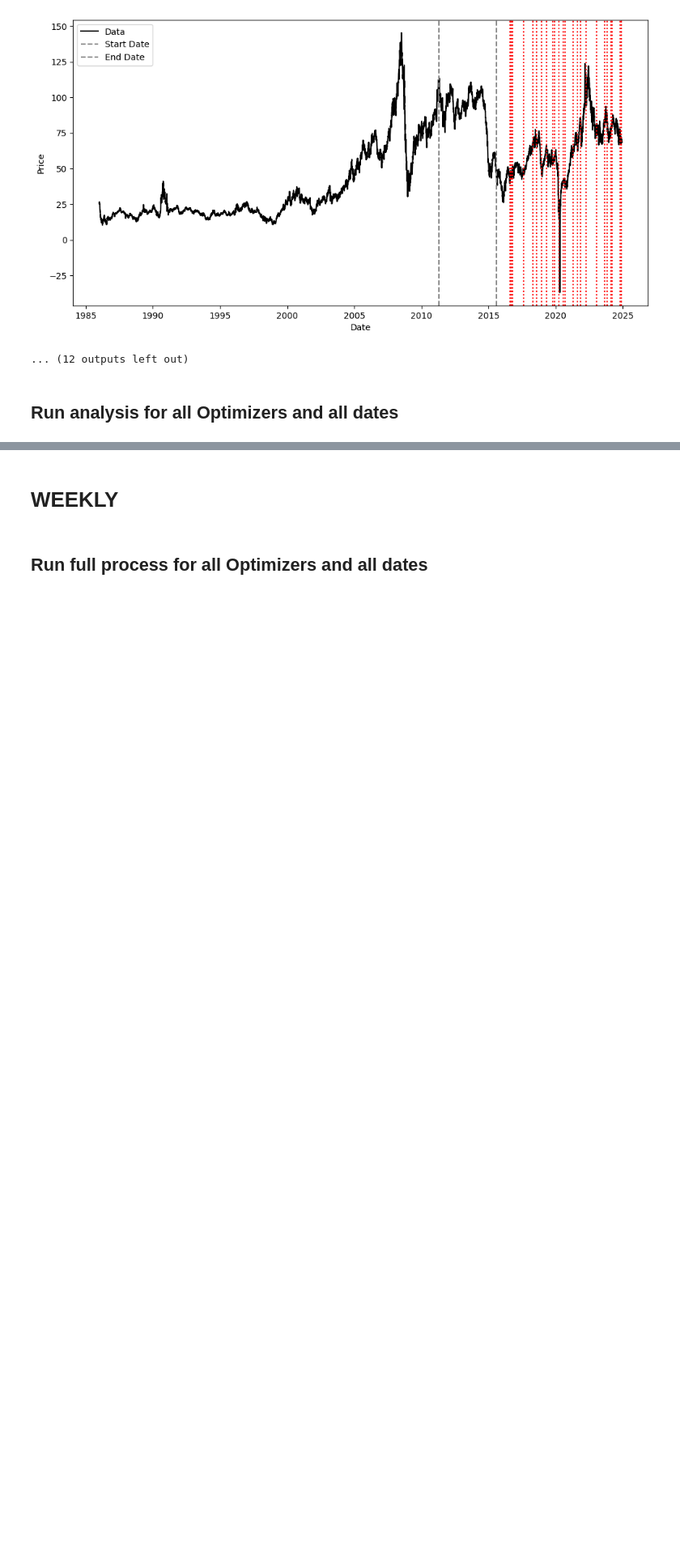
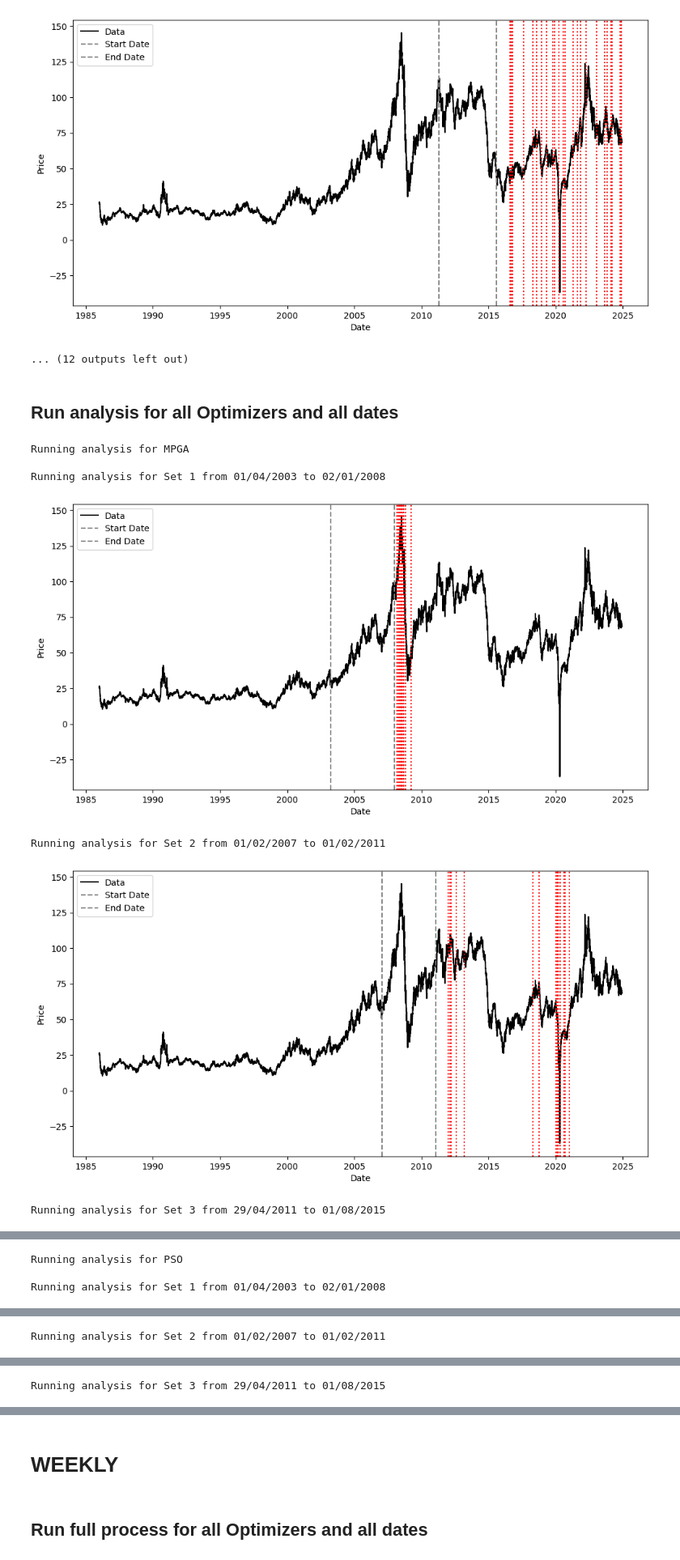
Before and after one commit to baptistedfr/Predicting-Oil-Price-Turning-Points, a Jupyter notebook: framework_use.ipynb, the cells around one changed output, grey strips where cells are left out. Shown at 81% size. Cells and saved outputs as stored; diff of their text form; code cells hidden in the pictures; blank space fills up the shorter version.

```diff
--- a/framework_use.ipynb
+++ b/framework_use.ipynb
@@ -101,25 +101,34 @@ Running process for Set 3 from 29/04/2011 to 01/08/2015
 ## Run analysis for all Optimizers and all dates
 # %%
 freq = "daily"
+model = LPPL
 
-fw = Framework(freq)
+fw = Framework(freq, model)
 optimizers = [MPGA, PSO, SA, SGA]
 dates_sets = {
     "Set 1": ("01/04/2003", "02/01/2008"),
     "Set 2": ("01/02/2007", "01/02/2011"),
     "Set 3": ("29/04/2011", "01/08/2015"),
 }
 
 for optimizer in optimizers:
     print(f"Running analysis for {optimizer.__name__}\n")
     for set_name, (start_date, end_date) in dates_sets.items():
         print(f"Running analysis for {set_name} from {start_date} to {end_date}")
         # On peut save en json nos résultats pour les réutiliser plus tard
         start_date_obj = datetime.strptime(start_date, "%d/%m/%Y")
         end_date_obj = datetime.strptime(end_date, "%d/%m/%Y")
-        filename = f"results/{optimizer.__name__}/results_{freq}_{start_date_obj.strftime('%d-%m-%y')} {end_date_obj.strftime('%d-%m-%y')}_{optimizer.__name__}.json"
+        filename = f"results/{optimizer.__name__}/{model.__name__}-results_{freq}_{start_date_obj.strftime('%d-%m-%y')} {end_date_obj.strftime('%d-%m-%y')}_{optimizer.__name__}.json"
 
-        # On check la sig   nificativité des résultats
-        fw.analyze(filename, show=True)
+        # On check la significativité des résultats
+        fw.analyze(filename)
         # On peut visualiser les résultats finaux
         fw.visualize()
+# %% [output]
+Running analysis for MPGA
+
+Running analysis for Set 1 from 01/04/2003 to 02/01/2008
+[figure, added]
+Running analysis for Set 2 from 01/02/2007 to 01/02/2011
+[figure, added]
+Running analysis for Set 3 from 29/04/2011 to 01/08/2015
@@ -125,0 +136,3 @@ for optimizer in optimizers:
+Running analysis for PSO
+
+Running analysis for Set 1 from 01/04/2003 to 02/01/2008
@@ -125,0 +140 @@ for optimizer in optimizers:
+Running analysis for Set 2 from 01/02/2007 to 01/02/2011
@@ -125,0 +142 @@ for optimizer in optimizers:
+Running analysis for Set 3 from 29/04/2011 to 01/08/2015
```
Also changed, not shown: parts of 1 cell of this notebook, 5 other files.
